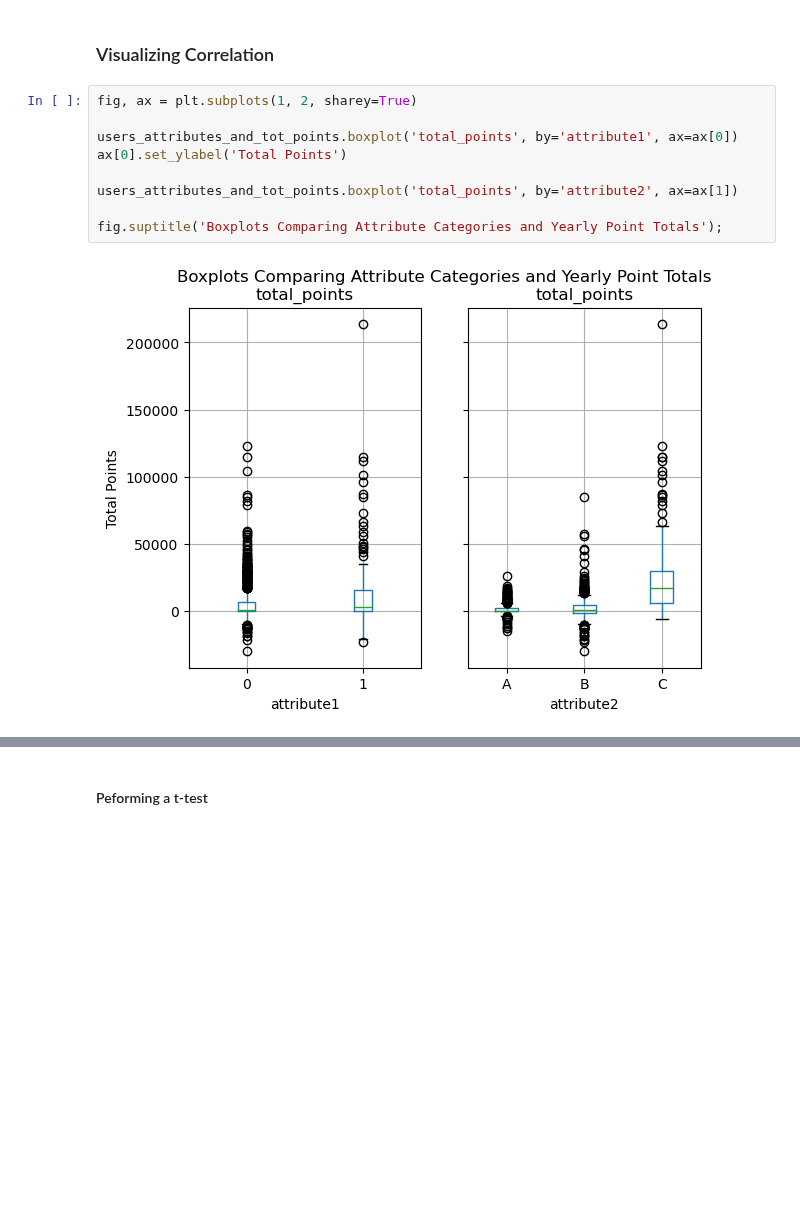
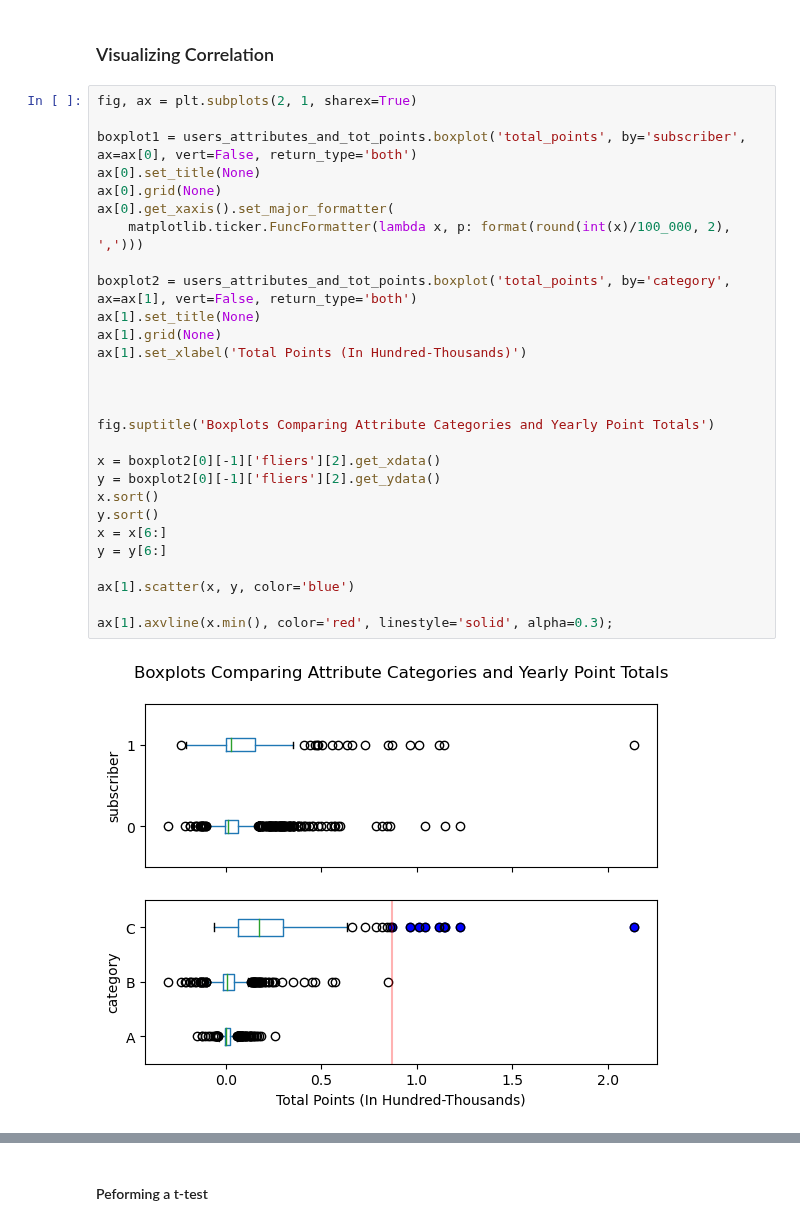
Before and after one commit to papir805/bot_battles_player_analysis, a Jupyter notebook: part2_eda_and_checking_for_correlation.ipynb, the cells around one changed output, grey strips where cells are left out. Drawn from its saved outputs; the diff is of its cells as text; blank space fills up the shorter version.

Commit message:
updated visuals and changed language to match my website article

```diff
--- a/part2_eda_and_checking_for_correlation.ipynb
+++ b/part2_eda_and_checking_for_correlation.ipynb
@@ -702,14 +801,33 @@ users_attributes_and_tot_points = sql_query_to_pandas_df(sql_query,
 # %% [markdown]
 ### Visualizing Correlation
 # %%
-fig, ax = plt.subplots(1, 2, sharey=True)
+fig, ax = plt.subplots(2, 1, sharex=True)
 
-users_attributes_and_tot_points.boxplot('total_points', by='attribute1', ax=ax[0])
-ax[0].set_ylabel('Total Points')
+boxplot1 = users_attributes_and_tot_points.boxplot('total_points', by='subscriber', ax=ax[0], vert=False, return_type='both')
+ax[0].set_title(None)
+ax[0].grid(None)
+ax[0].get_xaxis().set_major_formatter(
+    matplotlib.ticker.FuncFormatter(lambda x, p: format(round(int(x)/100_000, 2), ',')))
 
-users_attributes_and_tot_points.boxplot('total_points', by='attribute2', ax=ax[1])
+boxplot2 = users_attributes_and_tot_points.boxplot('total_points', by='category', ax=ax[1], vert=False, return_type='both')
+ax[1].set_title(None)
+ax[1].grid(None)
+ax[1].set_xlabel('Total Points (In Hundred-Thousands)')
 
-fig.suptitle('Boxplots Comparing Attribute Categories and Yearly Point Totals');
+
+
+fig.suptitle('Boxplots Comparing Attribute Categories and Yearly Point Totals')
+
+x = boxplot2[0][-1]['fliers'][2].get_xdata()
+y = boxplot2[0][-1]['fliers'][2].get_ydata()
+x.sort()
+y.sort()
+x = x[6:]
+y = y[6:]
+
+ax[1].scatter(x, y, color='blue')
+
+ax[1].axvline(x.min(), color='red', linestyle='solid', alpha=0.3);
 # %% [output]
-[figure, old version]
+[figure, new version]
 # %% [markdown]
```
Also changed, not shown: parts of 36 cells of this notebook, 1 other file.
